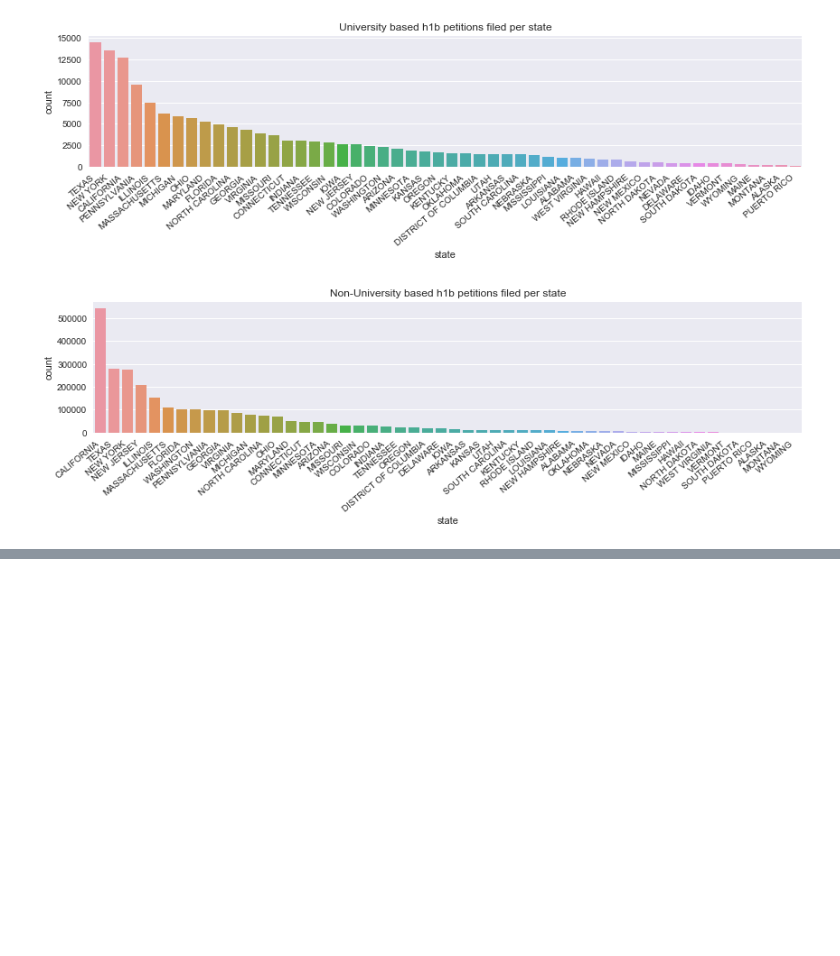
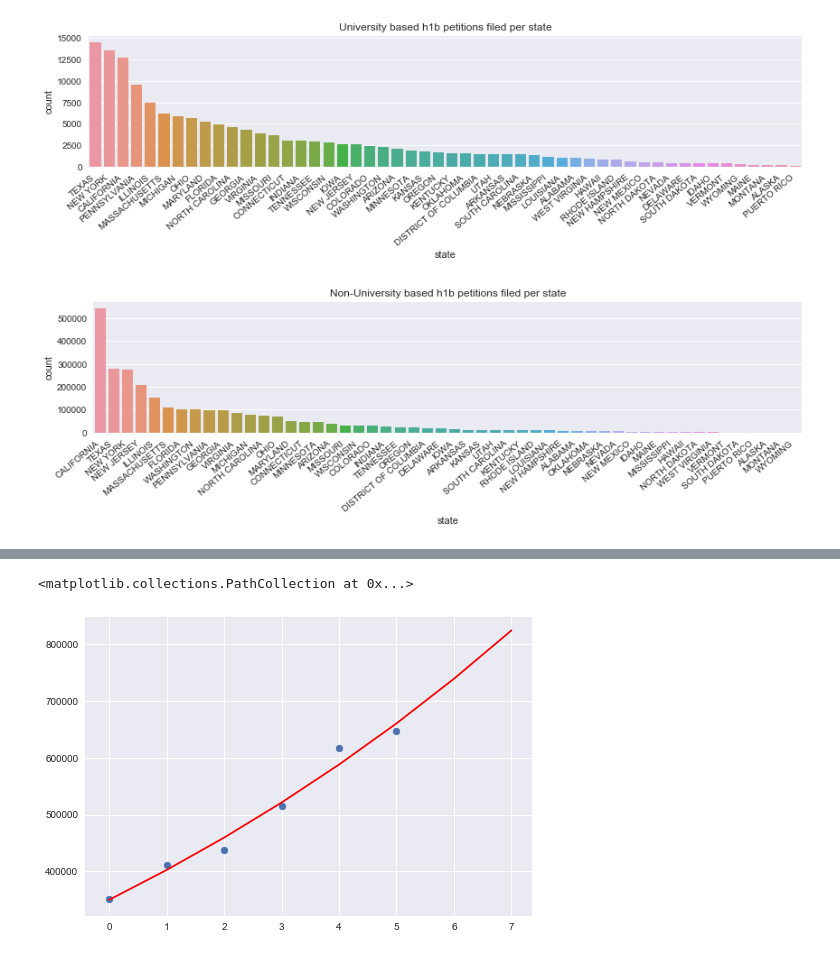
Before and after one commit to yuchenluoumn/tdi_project_proposal_figure1, a Jupyter notebook: H1BData_ExplornaryAnalysis_Figure1.ipynb, the cells around one changed output, grey strips where cells are left out. Cells and saved outputs as stored; diff of their text form; code cells hidden in the pictures; blank space fills up the shorter version.

```diff
--- a/H1BData_ExplornaryAnalysis_Figure1.ipynb
+++ b/H1BData_ExplornaryAnalysis_Figure1.ipynb
@@ -290,0 +210,15 @@ plt.show()
+# %%
+from scipy.optimize import curve_fit
+def func(x, a, b, c):
+    return a * np.exp(-b * x) + c
+
+year = np.array([0,1,2,3,4,5])
+NumberCSJobs = np.array([351591,411552,438028,514589,618043,647211])
+popt, pcov = curve_fit(func, year, NumberCSJobs)
+
+yearPred = np.array([0,1,2,3,4,5,6,7])
+plt.plot(yearPred, func(yearPred, *popt), 'r-',label='fit: a=%5.3f, b=%5.3f, c=%5.3f' % tuple(popt))
+plt.scatter(year, NumberCSJobs)
+# %% [output]
+<matplotlib.collections.PathCollection at 0x...>
+[figure, added]
```
Also changed, not shown: parts of 42 cells of this notebook.
